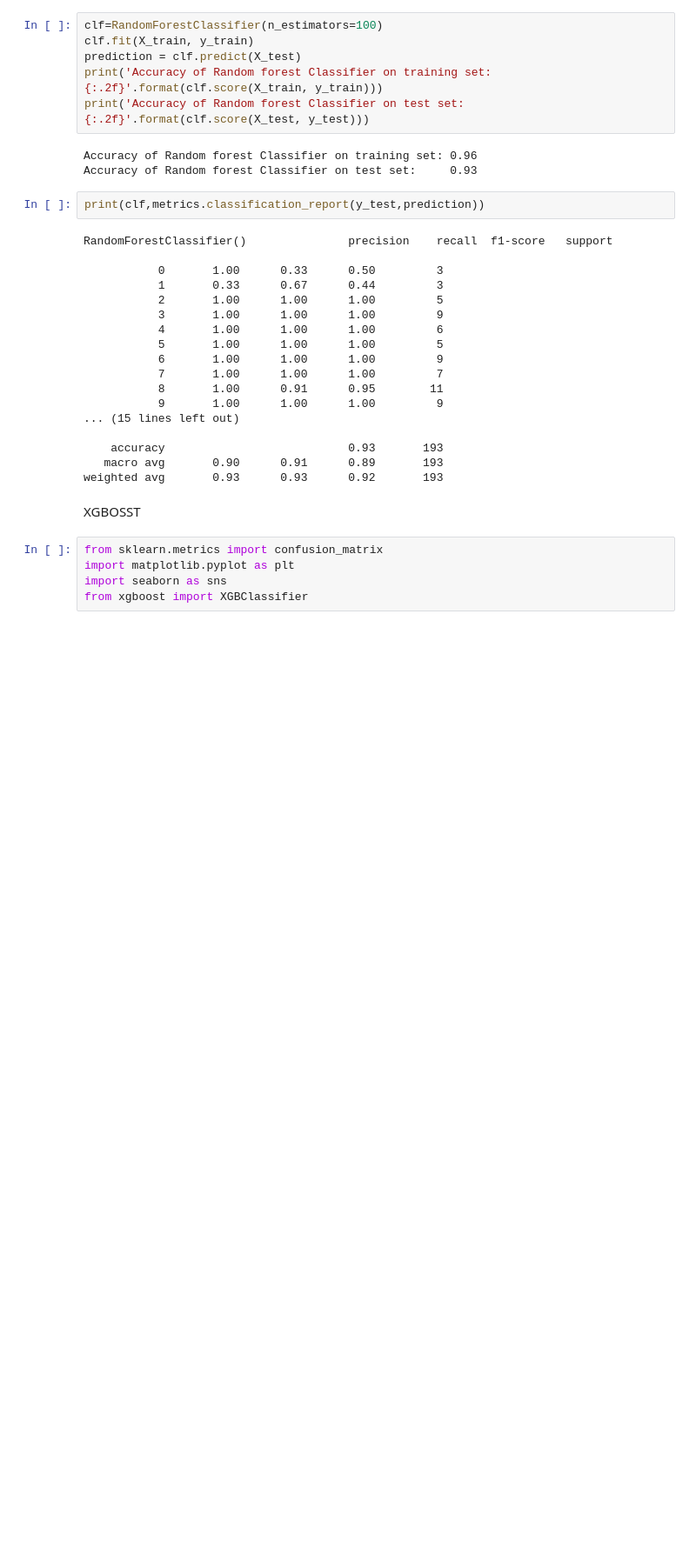
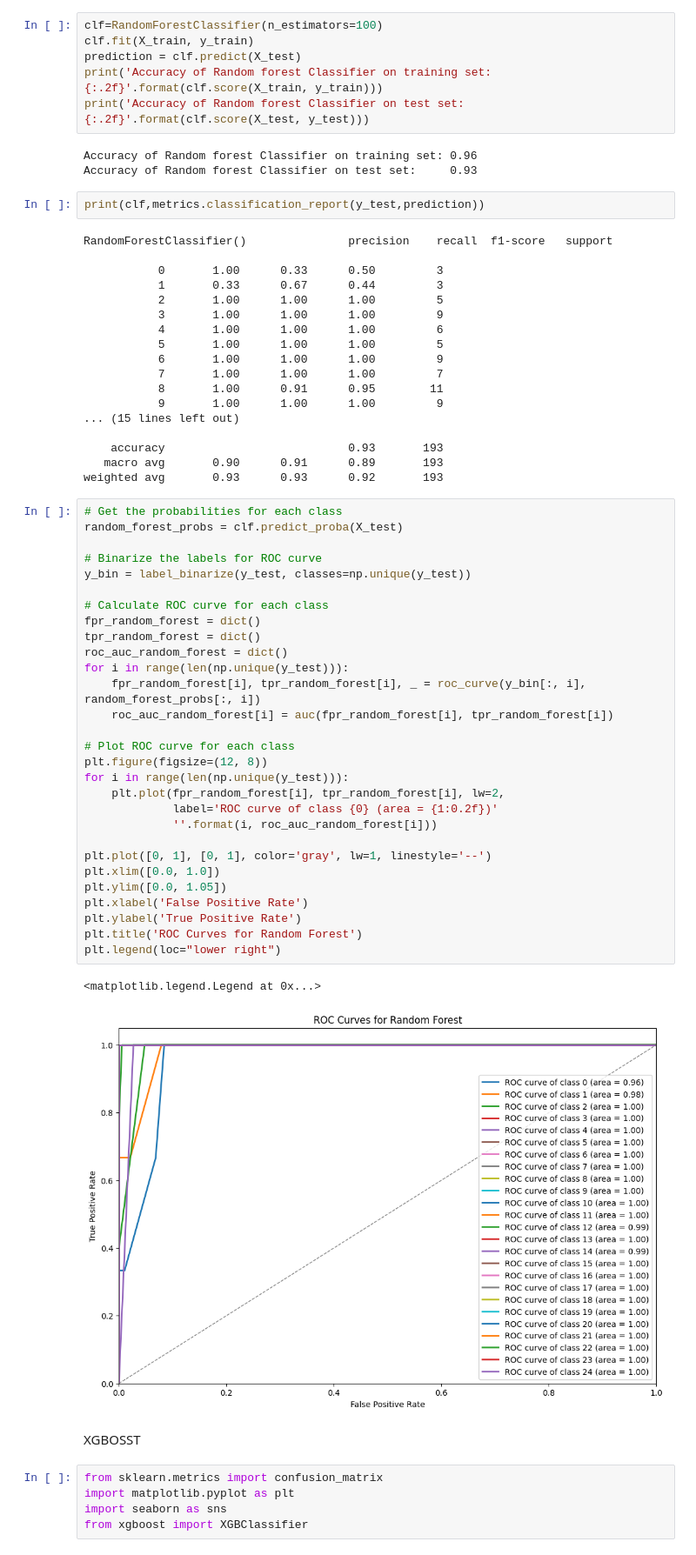
Before and after one commit to yassine-mathlouthi/job-classification-model, a Jupyter notebook: PFE.ipynb, the cells around one changed output. Shown at 87% size. Saved outputs shown, nothing was run; the diff lists cells and outputs as text; blank space fills up the shorter version.

```diff
--- a/PFE.ipynb
+++ b/PFE.ipynb
@@ -498,6 +624,38 @@ RandomForestClassifier()               precision    recall  f1-score   support
     accuracy                           0.93       193
    macro avg       0.90      0.91      0.89       193
 weighted avg       0.93      0.93      0.92       193
+# %%
+# Get the probabilities for each class
+random_forest_probs = clf.predict_proba(X_test)
+
+# Binarize the labels for ROC curve
+y_bin = label_binarize(y_test, classes=np.unique(y_test))
+
+# Calculate ROC curve for each class
+fpr_random_forest = dict()
+tpr_random_forest = dict()
+roc_auc_random_forest = dict()
+for i in range(len(np.unique(y_test))):
+    fpr_random_forest[i], tpr_random_forest[i], _ = roc_curve(y_bin[:, i], random_forest_probs[:, i])
+    roc_auc_random_forest[i] = auc(fpr_random_forest[i], tpr_random_forest[i])
+
+# Plot ROC curve for each class
+plt.figure(figsize=(12, 8))
+for i in range(len(np.unique(y_test))):
+    plt.plot(fpr_random_forest[i], tpr_random_forest[i], lw=2,
+             label='ROC curve of class {0} (area = {1:0.2f})'
+             ''.format(i, roc_auc_random_forest[i]))
+
+plt.plot([0, 1], [0, 1], color='gray', lw=1, linestyle='--')
+plt.xlim([0.0, 1.0])
+plt.ylim([0.0, 1.05])
+plt.xlabel('False Positive Rate')
+plt.ylabel('True Positive Rate')
+plt.title('ROC Curves for Random Forest')
+plt.legend(loc="lower right")
+# %% [output]
+<matplotlib.legend.Legend at 0x...>
+[figure, added]
 # %% [markdown]
 XGBOSST
 # %%
```
Also changed, not shown: parts of 21 cells of this notebook.
